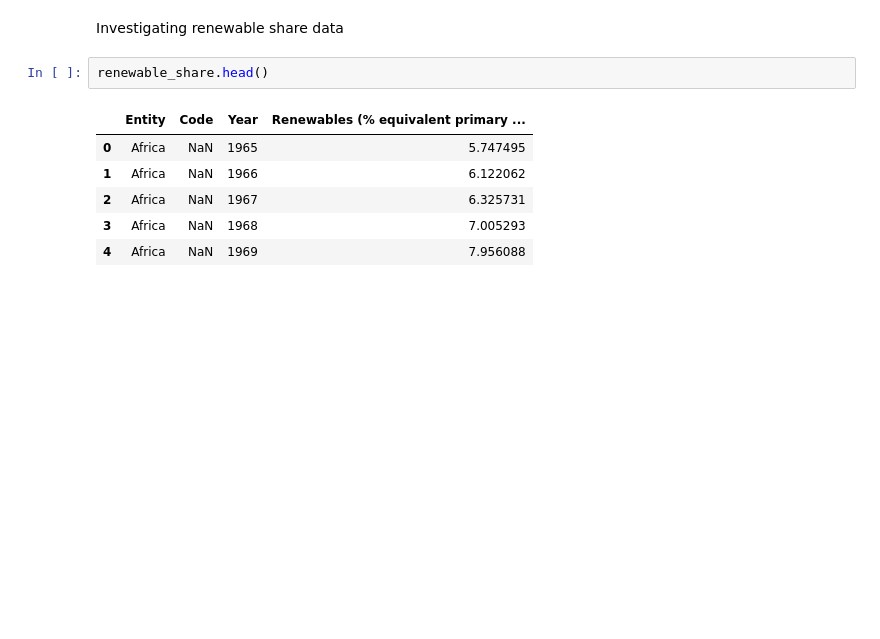
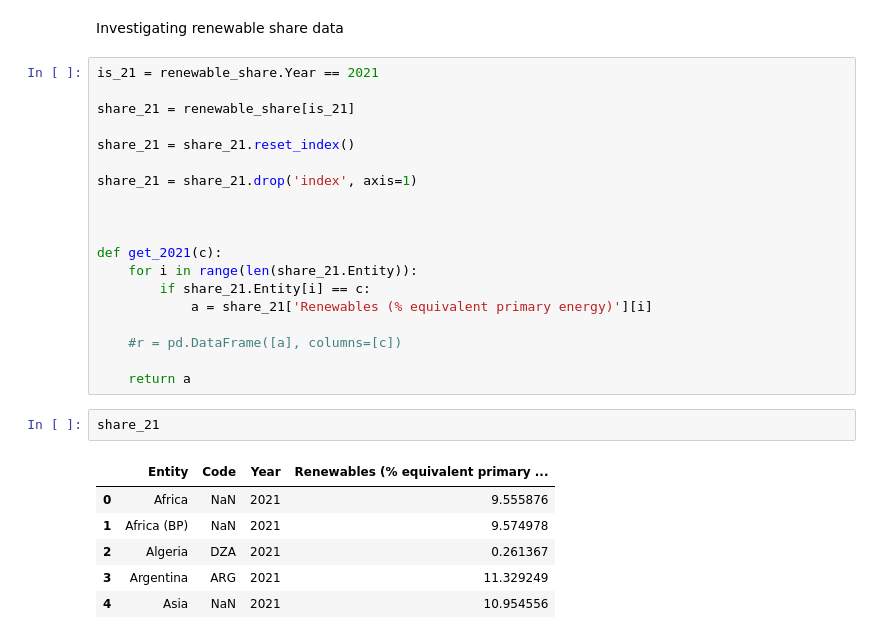
Before and after one commit to aaroln/ev, a Jupyter notebook: presentation.ipynb, the cells around one changed output. Cells and saved outputs as stored; diff of their text form; blank space fills up the shorter version.

```diff
--- a/presentation.ipynb
+++ b/presentation.ipynb
@@ -274,11 +274,30 @@ plt.show()
 # %% [markdown]
 Investigating renewable share data
-# %%
-renewable_share.head()
-# %% [output]
-|  | Entity | Code | Year | Renewables (% equivalent primary ... |
-| 0 | Africa | NaN | 1965 | 5.747495 |
-| 1 | Africa | NaN | 1966 | 6.122062 |
-| 2 | Africa | NaN | 1967 | 6.325731 |
-| 3 | Africa | NaN | 1968 | 7.005293 |
-| 4 | Africa | NaN | 1969 | 7.956088 |
+# %%
+is_21 = renewable_share.Year == 2021
+
+share_21 = renewable_share[is_21]
+
+share_21 = share_21.reset_index()
+
+share_21 = share_21.drop('index', axis=1)
+
+
+
+def get_2021(c):
+    for i in range(len(share_21.Entity)):
+        if share_21.Entity[i] == c:
+            a = share_21['Renewables (% equivalent primary energy)'][i]
+
+    #r = pd.DataFrame([a], columns=[c])
+
+    return a
+# %%
+share_21
+# %% [output]
+|  | Entity | Code | Year | Renewables (% equivalent primary ... |
+| 0 | Africa | NaN | 2021 | 9.555876 |
+| 1 | Africa (BP) | NaN | 2021 | 9.574978 |
+| 2 | Algeria | DZA | 2021 | 0.261367 |
+| 3 | Argentina | ARG | 2021 | 11.329249 |
+| 4 | Asia | NaN | 2021 | 10.954556 |
```
Also changed, not shown: parts of 3 cells of this notebook.
